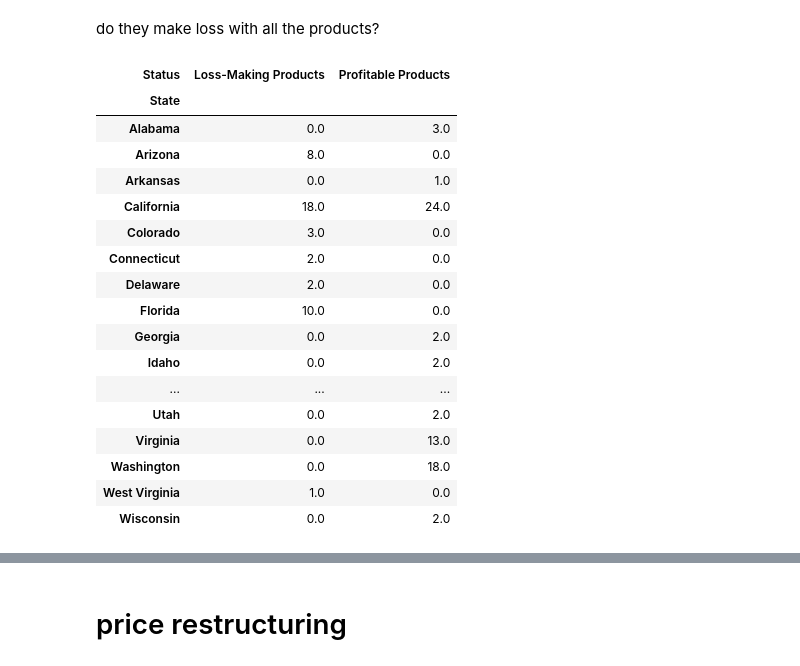
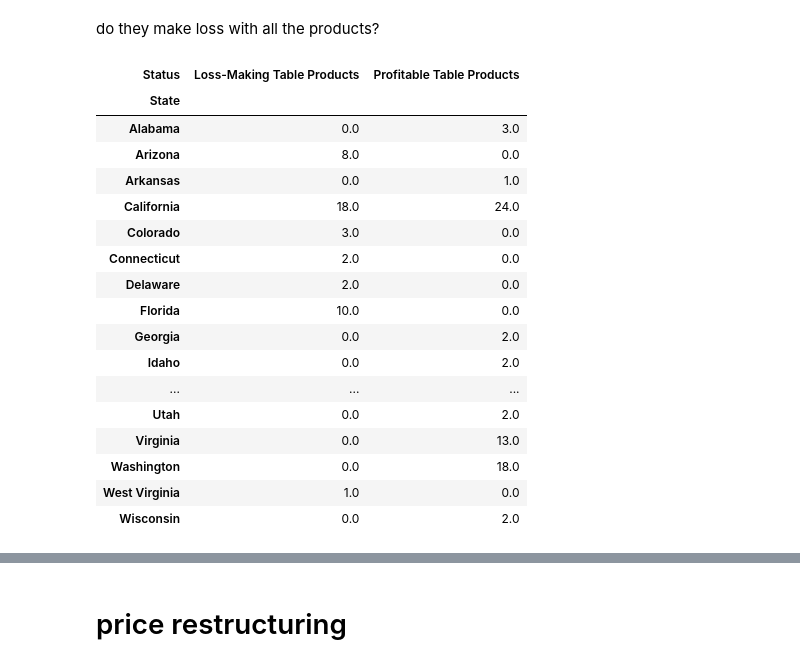
Before and after one commit to pabs-llama/projects, a Jupyter notebook: project_5_ecommerce/ecommerce.ipynb, the cells around one changed output, grey strips where cells are left out. Cells and saved outputs as stored; diff of their text form; code cells hidden in the pictures.

```diff
--- a/project_5_ecommerce/ecommerce.ipynb
+++ b/project_5_ecommerce/ecommerce.ipynb
@@ -1438,23 +2354,23 @@ do they make loss with all the products?
 # %%
 # count per state how many table products are profitable and unprofitable
 
 product_profitability = tables.groupby(["State", "Product Name"]).agg(
     {"Sales": "sum", "Profit": "sum", "Discount": "mean", "Quantity": "sum"}
 ).reset_index()
 
 # Identify how many products within each state are profitable vs. unprofitable
 product_profitability["Status"] = product_profitability["Profit"].apply(lambda x: "Loss-Making" if x < 0 else "Profitable")
 
 # Count number of loss-making vs. profitable products per state
 subcategory_loss_distribution = product_profitability.groupby(["State", "Status"])["Product Name"].count().reset_index()
 
 # Pivoting to see distribution clearly
 subcategory_loss_pivot = subcategory_loss_distribution.pivot(index="State", columns="Status", values="Product Name").fillna(0)
-subcategory_loss_pivot = subcategory_loss_pivot.rename(columns={"Loss-Making": "Loss-Making Products", "Profitable": "Profitable Products"})
+subcategory_loss_pivot = subcategory_loss_pivot.rename(columns={"Loss-Making": "Loss-Making Table Products", "Profitable": "Profitable Table Products"})
 
 subcategory_loss_pivot
 # %% [output]
-| Status | Loss-Making Products | Profitable Products |
+| Status | Loss-Making Table Products | Profitable Table Products |
 | State |  |  |
 | Alabama | 0.0 | 3.0 |
 | Arizona | 8.0 | 0.0 |
```
Also changed, not shown: parts of 160 cells of this notebook.
